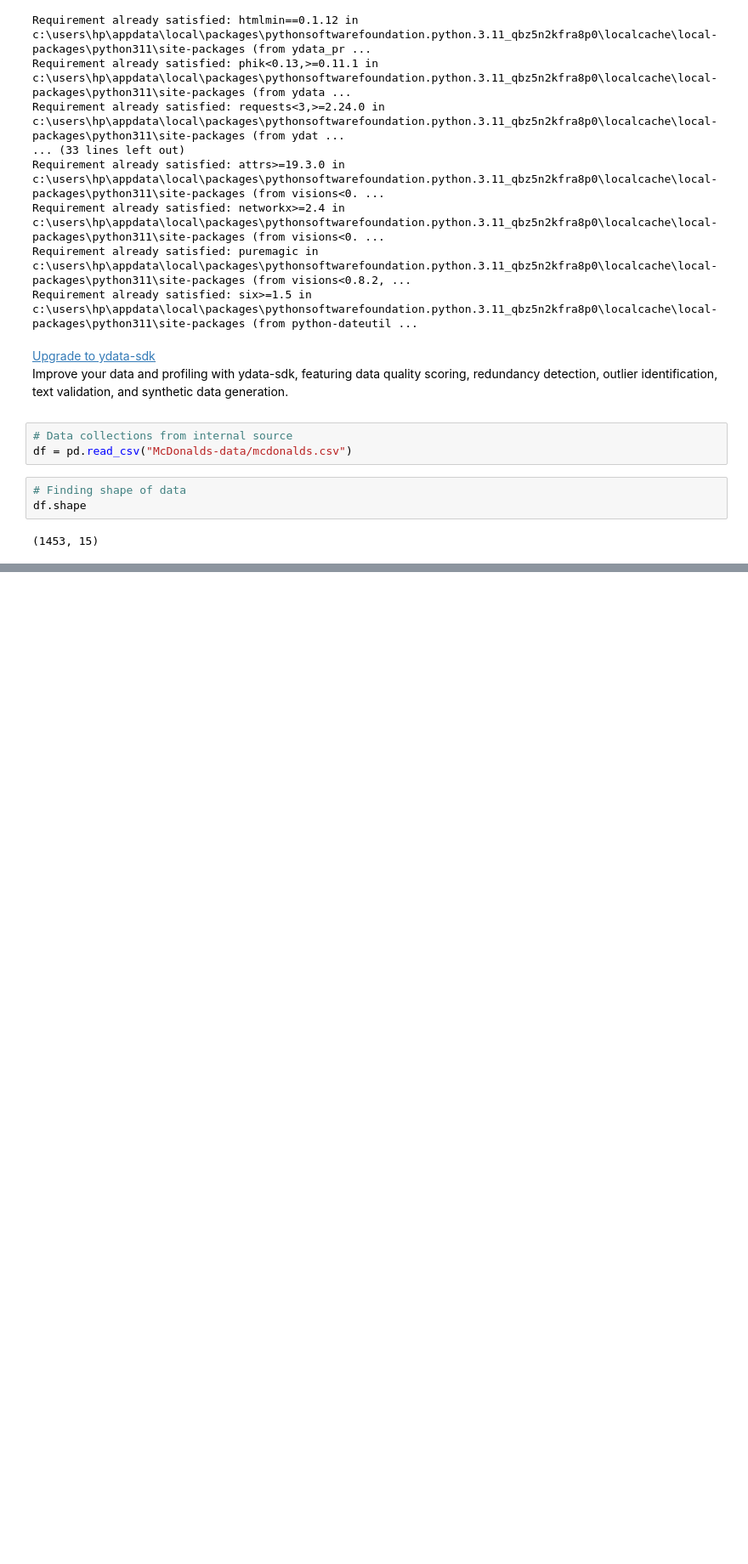
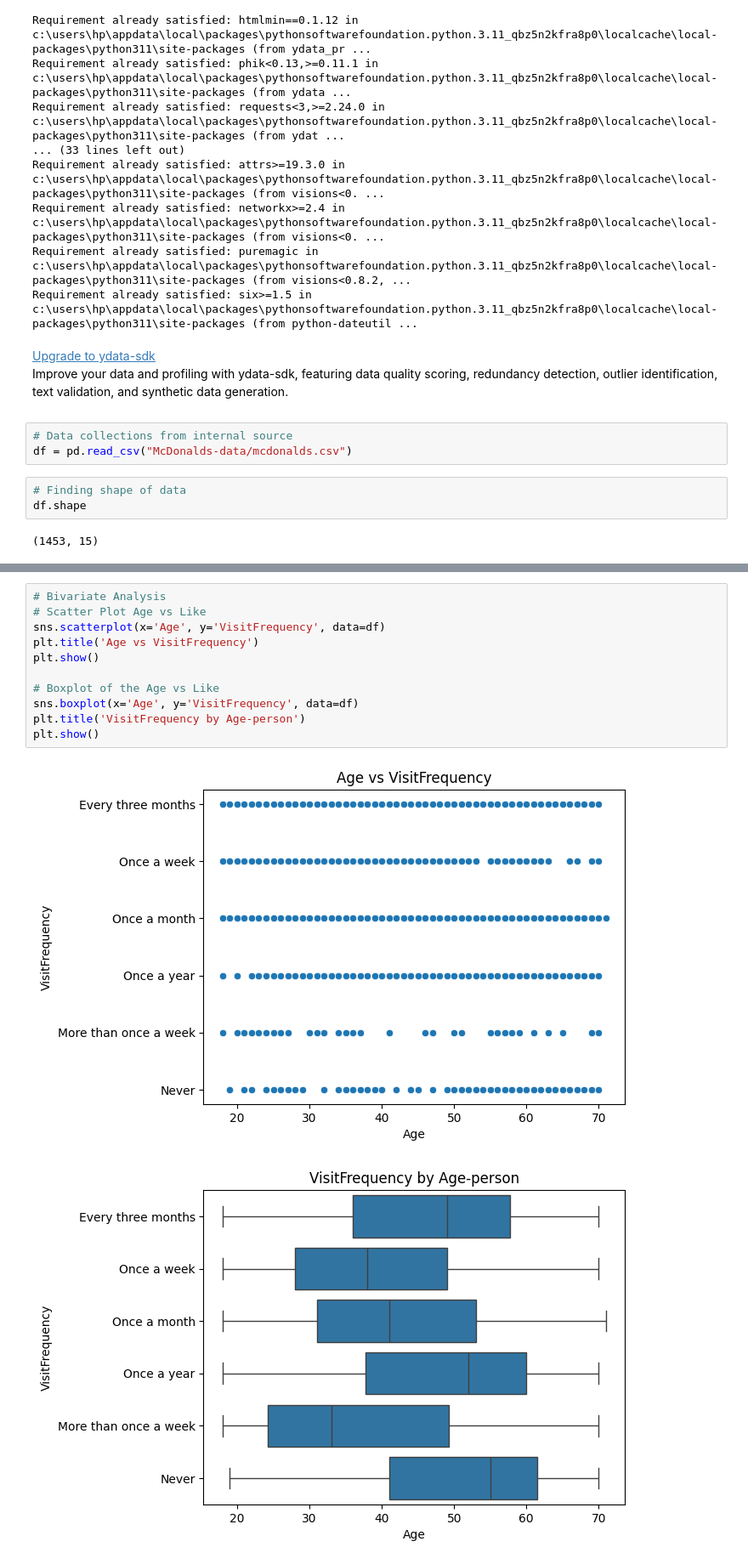
Before and after one commit to amankumarchy5423/McDonalds-Case-Study, a Jupyter notebook: Source-code.ipynb, the cells around one changed output, grey strips where cells are left out. Shown: that part at 85% size. Cells and saved outputs as stored; diff of their text form; blank space fills up the shorter version.

```diff
--- a/Source-code.ipynb
+++ b/Source-code.ipynb
@@ -42,0 +116,14 @@ df.shape
+# %%
+# Bivariate Analysis
+# Scatter Plot Age vs Like
+sns.scatterplot(x='Age', y='VisitFrequency', data=df)
+plt.title('Age vs VisitFrequency')
+plt.show()
+
+# Boxplot of the Age vs Like
+sns.boxplot(x='Age', y='VisitFrequency', data=df)
+plt.title('VisitFrequency by Age-person')
+plt.show()
+# %% [output]
+[figure, added]
+[figure, added]
```
Also changed, not shown: parts of 22 cells of this notebook, 2 other files.
